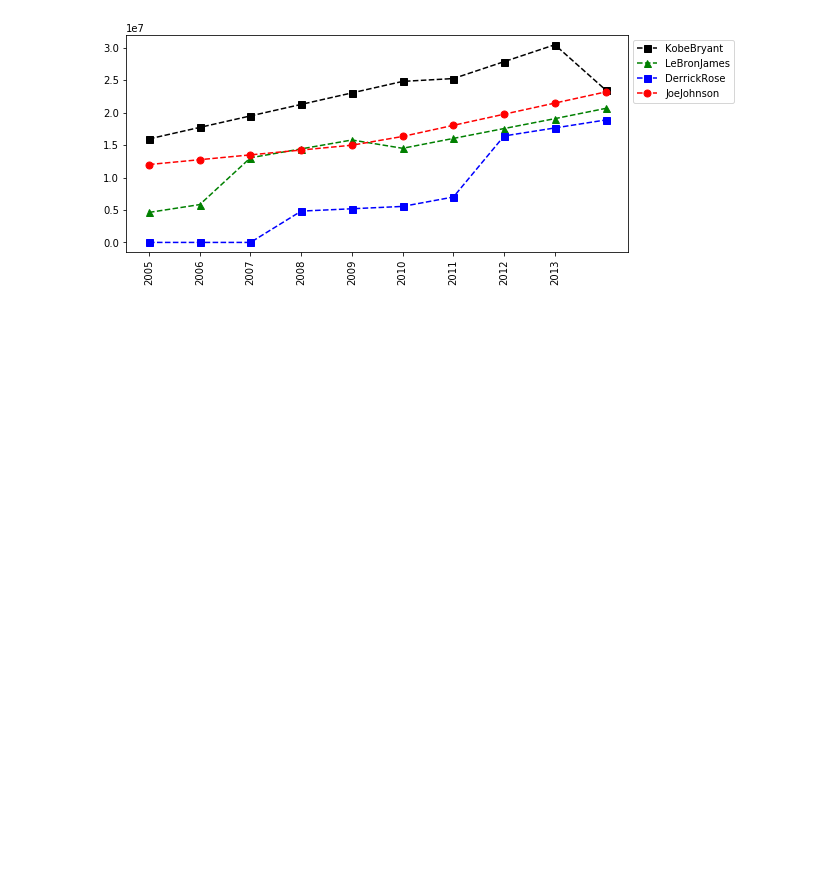
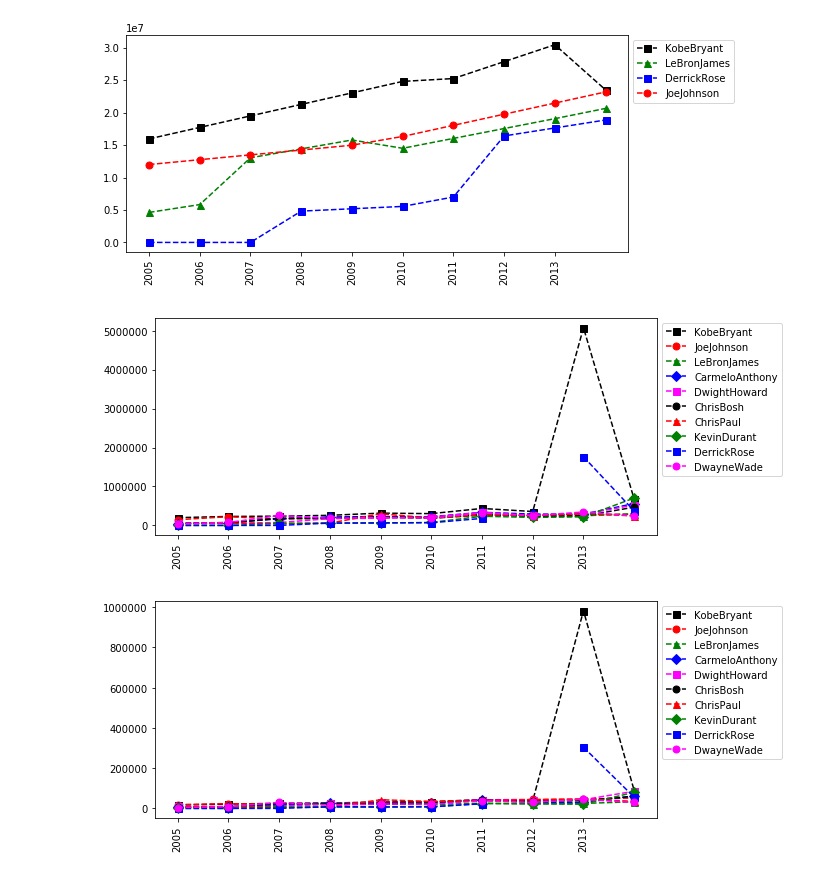
Before and after one commit to 13204942/PythonNotebook, a Jupyter notebook: Python Visualization.ipynb, the cells around one changed output. Drawn from its saved outputs; the diff is of its cells as text; code cells hidden in the pictures; blank space fills up the shorter version.

Commit message:
Finish section 4 - Data visualization

```diff
--- a/Python Visualization.ipynb
+++ b/Python Visualization.ipynb
@@ -309,3 +309,10 @@ def myplot(data, playerlist=Players):
 myplot(Salary, ["KobeBryant","LeBronJames","DerrickRose","JoeJohnson"])
 # %% [output]
 [figure]
+# %%
+#Salary
+myplot(Salary / Games)
+myplot(Salary / FieldGoals)
+# %% [output]
+[figure, added]
+[figure, added]
```
Also changed, not shown: parts of 5 cells of this notebook, 1 other file.
